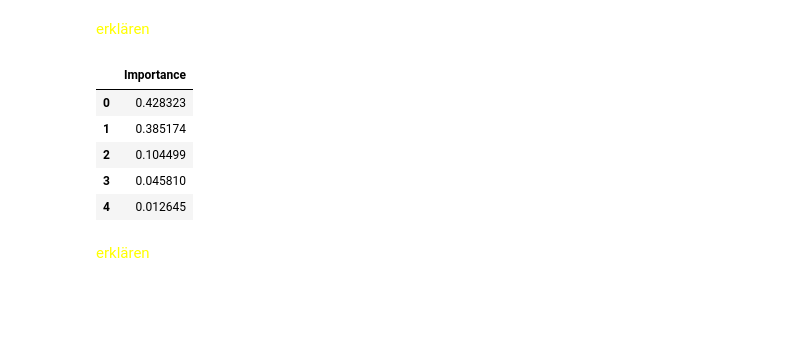
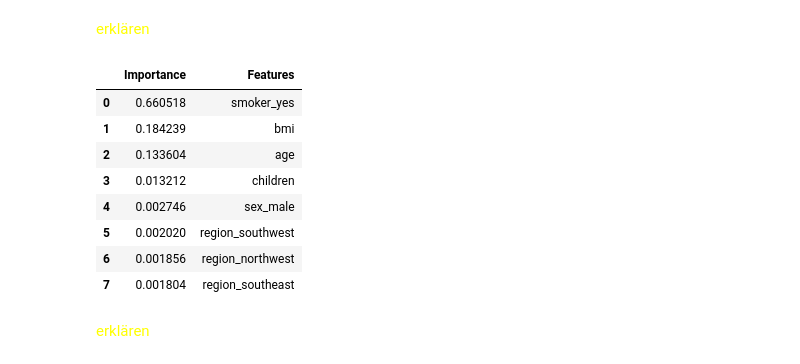
Before and after one commit to raaamk/ML_SoSe24, a Jupyter notebook: src/Assignments/Group Project/Medical Treatment Cost Estimation.ipynb, the cells around one changed output. Saved outputs shown, nothing was run; the diff lists cells and outputs as text; code cells hidden in the pictures; blank space fills up the shorter version.

```diff
--- a/src/Assignments/Group Project/Medical Treatment Cost Estimation.ipynb
+++ b/src/Assignments/Group Project/Medical Treatment Cost Estimation.ipynb
@@ -797,18 +798,18 @@ def perform_search(X, y, models, preprocessor, cv, search_type):
 # %%
 models_to_search = [
     ('Linear Regression', LinearRegression(), {
-        'model__fit_intercept': [True, False]
+        'model__regressor__fit_intercept': [True, False]
     }),
     ('SVR', SVR(), {
-        'model__kernel': ['linear', 'poly', 'rbf'],
-        'model__C': [0.1, 1, 10],
-        'model__epsilon': [0.01, 0.1, 0.5]
+        'model__regressor__kernel': ['linear', 'poly', 'rbf'],
+        'model__regressor__C': [0.1, 1, 10],
+        'model__regressor__epsilon': [0.01, 0.1, 0.5]
     }),
     ('Random Forest Regression', RandomForestRegressor(), {
-        'model__n_estimators': [50, 100, 200],
-        'model__max_depth': [None, 10, 20],
-        'model__min_samples_split': [2, 5, 10],
-        'model__min_samples_leaf': [1, 2, 4]
+        'model__regressor__n_estimators': [50, 100, 200],
+        'model__regressor__max_depth': [None, 10, 20],
+        'model__regressor__min_samples_split': [2, 5, 10],
+        'model__regressor__min_samples_leaf': [1, 2, 4]
     })
 ]
 # %% [markdown]
@@ -825,5 +855,5 @@ best_models_random = perform_search(x_train, y_train, models_to_search, preproce
 # %%
-final_model = RandomForestRegressor()
+final_estimator = best_models_grid['Random Forest Regression']['model']
 # %% [markdown]
 <span style="color:yellow">erklären</span>
 # %%
@@ -834,9 +864,8 @@ y_test = test_set['charges']
 # %%
 final_results = {'Model': [], 'RMSE': [], 'R2 Score': [], 'y_pred': []}
 
-pipeline = create_full_pipeline(final_model)
-pipeline.fit(x_train, y_train)
-y_pred = pipeline.predict(x_test)
+final_estimator.fit(x_train, y_train)
+y_pred = final_estimator.predict(x_test)
 rmse = np.sqrt(mean_squared_error(y_test, y_pred))
 r2 = r2_score(y_test, y_pred)
 final_results['Model'].append(name)
@@ -878,27 +907,33 @@ plt.show()
 
 <span style="color:yellow">erklären</span>
 # %%
-model = pipeline.named_steps['model'].regressor_
+model = final_estimator.named_steps['model'].regressor_
 
 feature_importances = model.feature_importances_
-features = x_train.columns
+x_train_encoded = pd.get_dummies(x_train, columns=['sex', 'smoker', 'region'], drop_first=True)
+features = x_train_encoded.columns
+
 
 importance_df = pd.DataFrame({
-    'Importance': feature_importances
+    'Importance': feature_importances,
+    'Features': features
 })
 
 importance_df = importance_df.sort_values(by='Importance', ascending=False).reset_index(drop=True)
 # %% [markdown]
 <span style="color:yellow">erklären</span>
 # %%
-importance_df.head()
+importance_df.head(20)
 # %% [output]
-|  | Importance |
-| 0 | 0.428323 |
-| 1 | 0.385174 |
-| 2 | 0.104499 |
-| 3 | 0.045810 |
-| 4 | 0.012645 |
+|  | Importance | Features |
+| 0 | 0.660518 | smoker_yes |
+| 1 | 0.184239 | bmi |
+| 2 | 0.133604 | age |
+| 3 | 0.013212 | children |
+| 4 | 0.002746 | sex_male |
+| 5 | 0.002020 | region_southwest |
+| 6 | 0.001856 | region_northwest |
+| 7 | 0.001804 | region_southeast |
 # %% [markdown]
 <span style="color:yellow">erklären</span>
 # %% [markdown]
```
Also changed, not shown: parts of 5 cells of this notebook.
